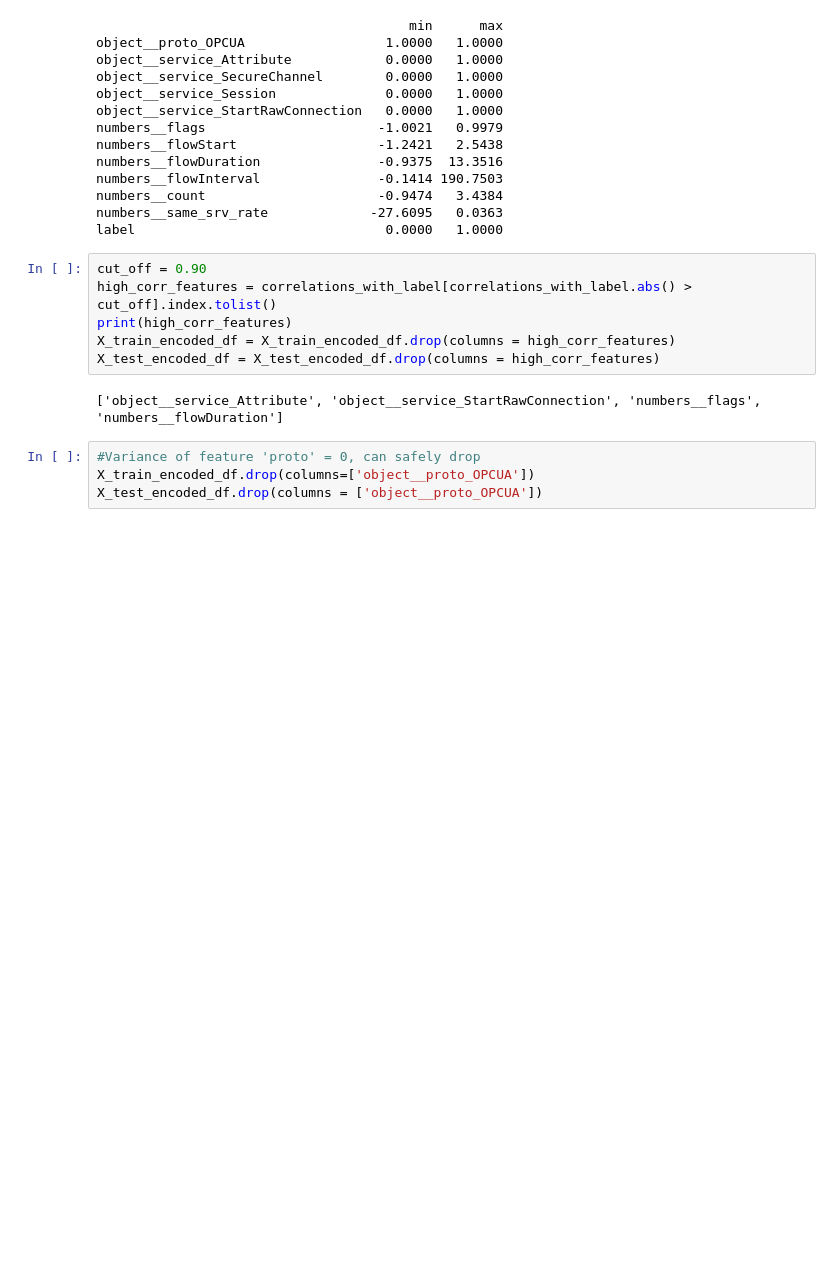
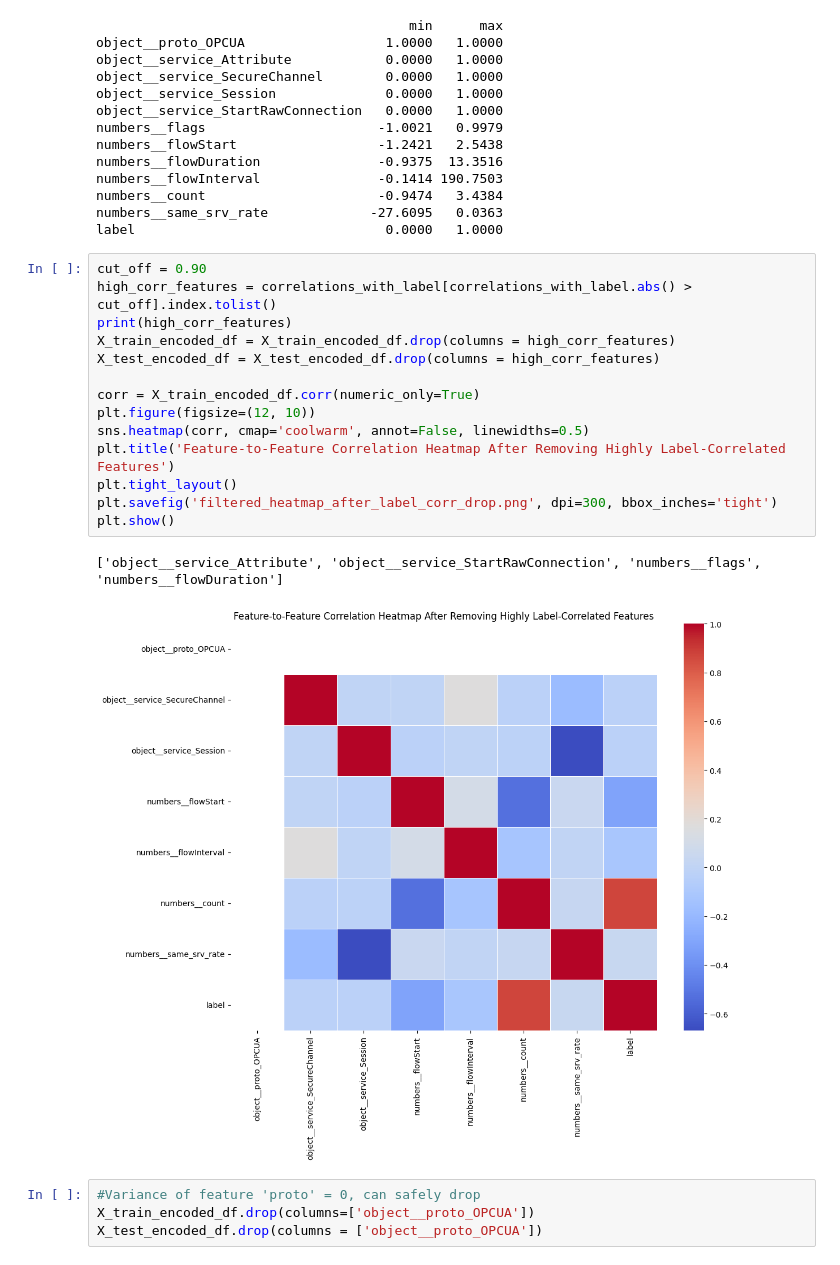
Before and after one commit to ChristopherZinati/483-final-project, a Jupyter notebook: OPCUA_notebook.ipynb, the cells around one changed output. Saved outputs shown, nothing was run; the diff lists cells and outputs as text; blank space fills up the shorter version.

```diff
--- a/OPCUA_notebook.ipynb
+++ b/OPCUA_notebook.ipynb
@@ -372,11 +389,20 @@ label                                0.0000   1.0000
 # %%
 cut_off = 0.90
 high_corr_features = correlations_with_label[correlations_with_label.abs() > cut_off].index.tolist()
 print(high_corr_features)
 X_train_encoded_df = X_train_encoded_df.drop(columns = high_corr_features)
 X_test_encoded_df = X_test_encoded_df.drop(columns = high_corr_features)
+
+corr = X_train_encoded_df.corr(numeric_only=True)
+plt.figure(figsize=(12, 10))
+sns.heatmap(corr, cmap='coolwarm', annot=False, linewidths=0.5)
+plt.title('Feature-to-Feature Correlation Heatmap After Removing Highly Label-Correlated Features')
+plt.tight_layout()
+plt.savefig('filtered_heatmap_after_label_corr_drop.png', dpi=300, bbox_inches='tight')
+plt.show()
 # %% [output]
 ['object__service_Attribute', 'object__service_StartRawConnection', 'numbers__flags', 'numbers__flowDuration']
+[figure, added]
 # %%
 #Variance of feature 'proto' = 0, can safely drop
 X_train_encoded_df.drop(columns=['object__proto_OPCUA'])
```
Also changed, not shown: parts of 8 cells of this notebook, 7 other files.
